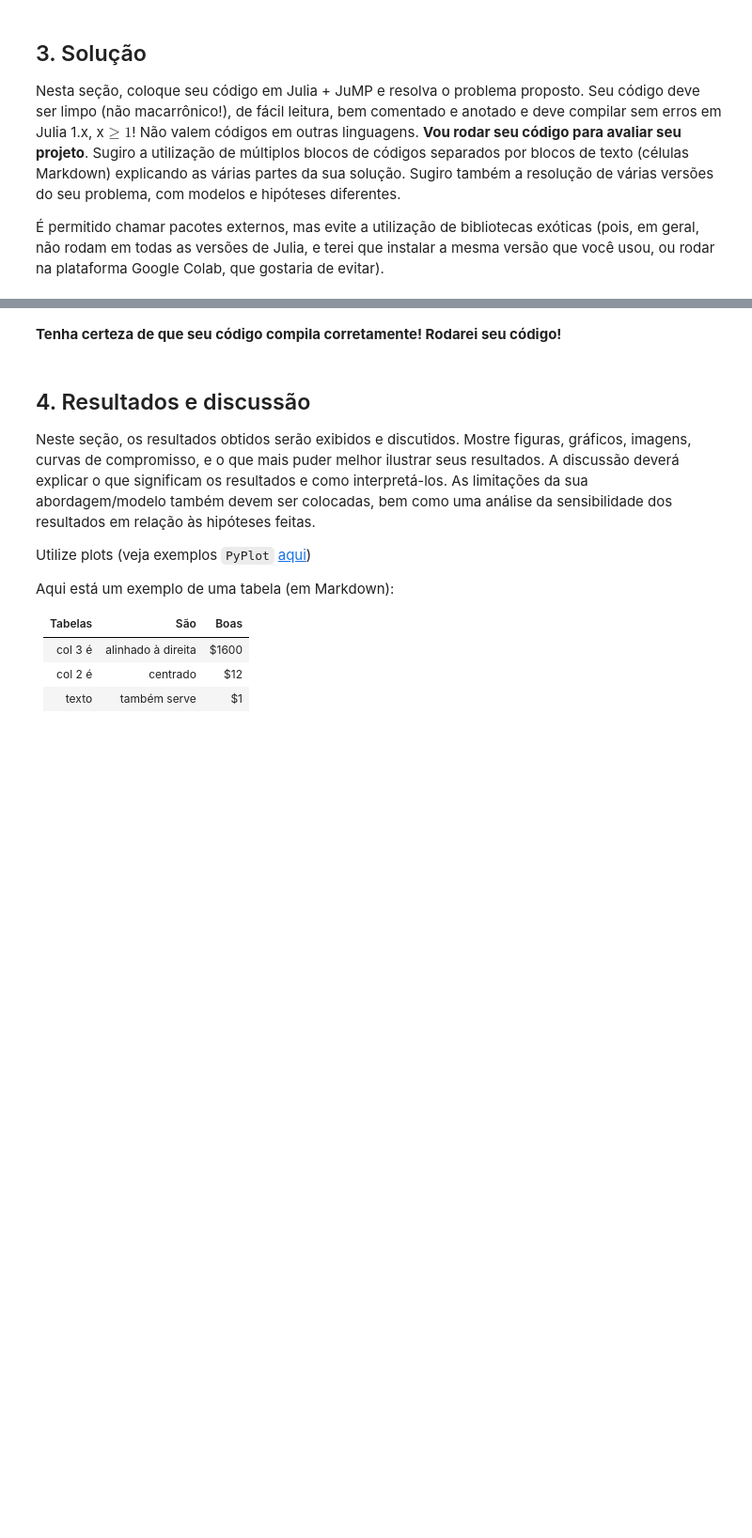
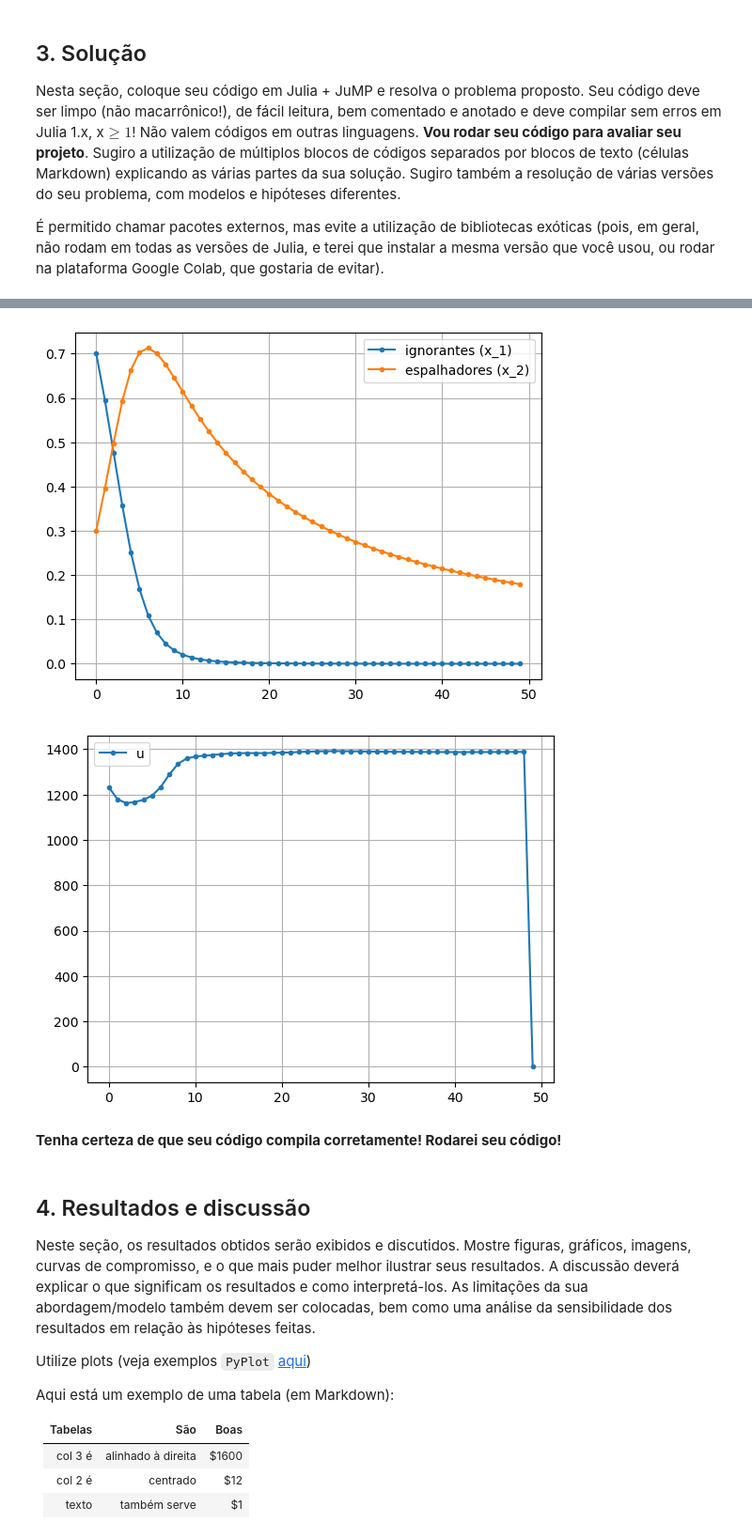
Before and after one commit to Neyrgsb/Otimizacao, a Jupyter notebook: modelo_relatorio_projeto_2022.ipynb, the cells around one changed output, grey strips where cells are left out. Shown: that part at 94% size. Saved outputs shown, nothing was run; the diff lists cells and outputs as text; code cells hidden in the pictures; blank space fills up the shorter version.

```diff
--- a/modelo_relatorio_projeto_2022.ipynb
+++ b/modelo_relatorio_projeto_2022.ipynb
@@ -186,3 +258,16 @@ plot(1:49, hcat(x1, x2, u), seriestype=:scatter, label=["x_1" "x_2" "u"])
+# %%
+using PyPlot
+PyPlot.svg(true)
+PyPlot.plot([x_1opt x_2opt],".-")
+PyPlot.legend(["ignorantes (x_1)", "espalhadores (x_2)"], loc="best")
+PyPlot.grid()
+PyPlot.figure()
+PyPlot.plot(uopt,".-")
+PyPlot.legend("u",loc="best")
+PyPlot.grid()
+# %% [output]
+[figure, added]
+[figure, added]
 # %% [markdown]
 **Tenha certeza de que seu código compila corretamente! Rodarei seu código!**
 # %% [markdown]
```
Also changed, not shown: parts of 11 cells of this notebook.
